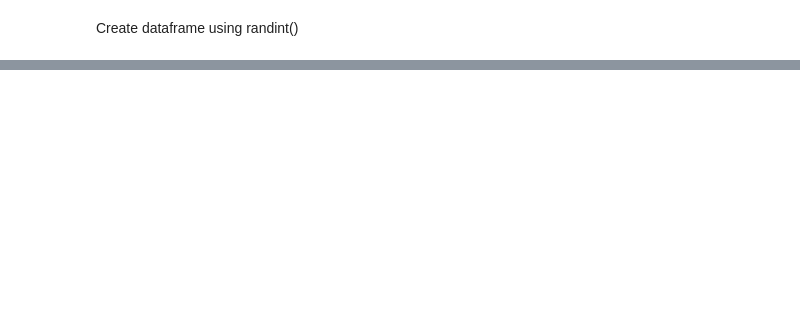
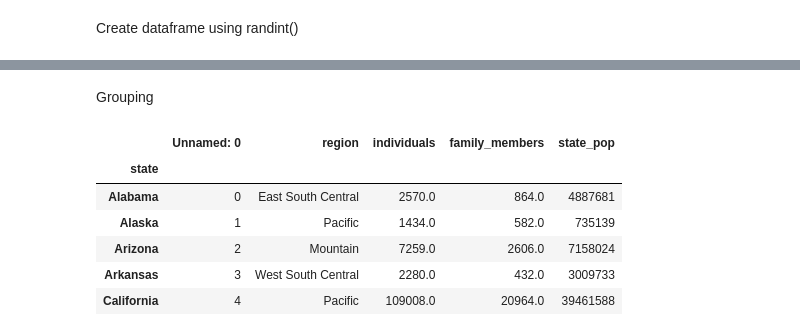
Before and after one commit to Chetana10r/Python_for_DS, a Jupyter notebook: Pandas.ipynb, the cells around one changed output, grey strips where cells are left out. Saved outputs shown, nothing was run; the diff lists cells and outputs as text; code cells hidden in the pictures; blank space fills up the shorter version.

```diff
--- a/Pandas.ipynb
+++ b/Pandas.ipynb
@@ -260,0 +312,14 @@ print(df)
+# %% [markdown]
+Grouping
+# %%
+a3=data.groupby(by=['state'])
+a4=a3.first()
+a4.head()
+# %% [output]
+|  | Unnamed: 0 | region | individuals | family_members | state_pop |
+| state |  |  |  |  |  |
+| Alabama | 0 | East South Central | 2570.0 | 864.0 | 4887681 |
+| Alaska | 1 | Pacific | 1434.0 | 582.0 | 735139 |
+| Arizona | 2 | Mountain | 7259.0 | 2606.0 | 7158024 |
+| Arkansas | 3 | West South Central | 2280.0 | 432.0 | 3009733 |
+| California | 4 | Pacific | 109008.0 | 20964.0 | 39461588 |
```
Also changed, not shown: parts of 27 cells of this notebook, 5 other files.
